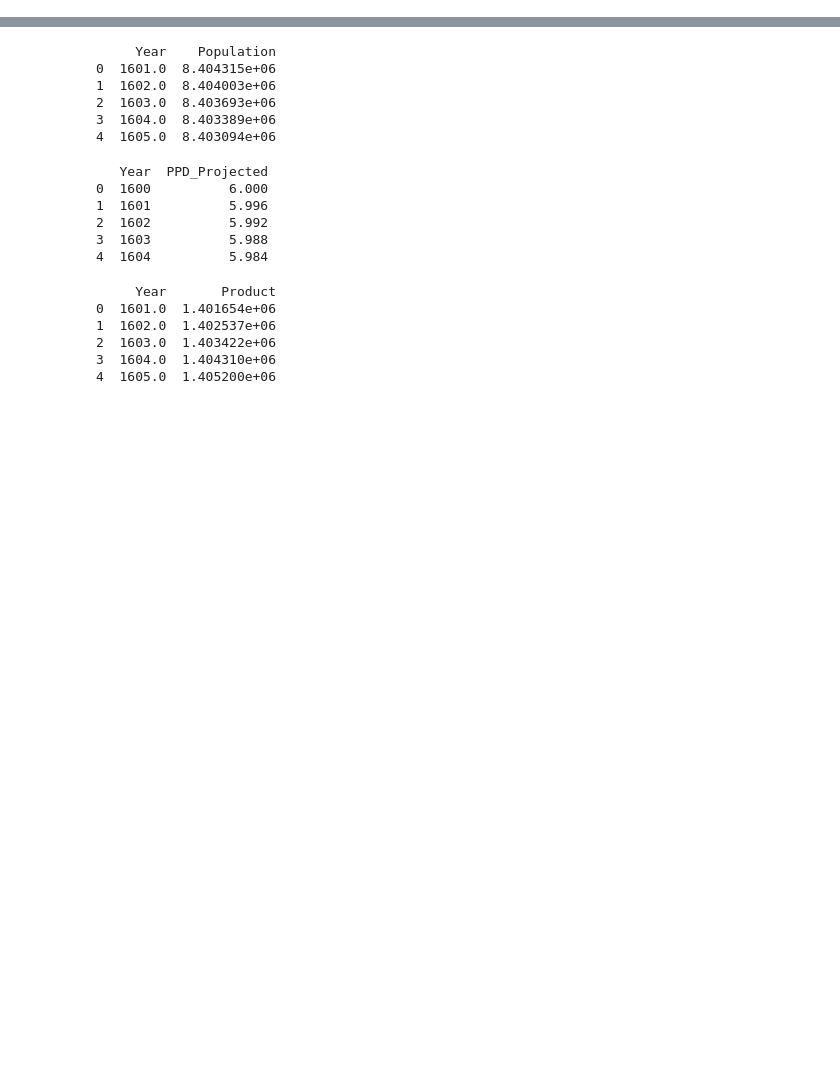
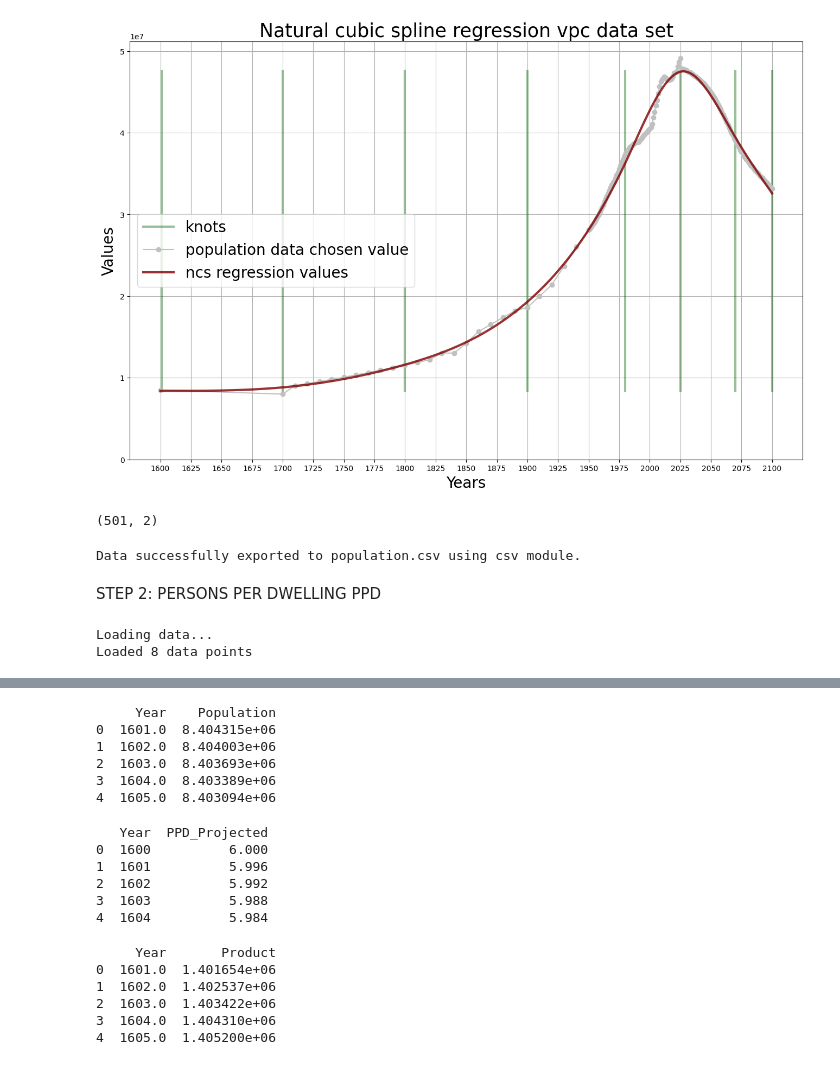
Before and after one commit to tdhunn01-design/MFA2, a Jupyter notebook: PPD_POP_Multiplied.ipynb, the cells around one changed output, grey strips where cells are left out. Drawn from its saved outputs; the diff is of its cells as text; code cells hidden in the pictures; blank space fills up the shorter version.

```diff
--- a/PPD_POP_Multiplied.ipynb
+++ b/PPD_POP_Multiplied.ipynb
@@ -6,0 +61,74 @@ from dynamic_stock_model import DynamicStockModel
+# %%
+# natural cubic spline seems a better fit to account for population decline in the future
+inputs = data_col['YEAR']
+outputs = data_col['POPULATION']
+pred_inputs = np.array(range(1600, 2101, 1))
+
+# i choose the knots manually
+knots = [1601, 1700, 1800, 1900, 1980, 2025, 2070, 2100]
+
+# setting up the actual model (training)
+ncs_model = ncs.get_natural_cubic_spline_model(inputs, outputs, knots = knots)
+
+# predicting of the single curve by the model
+pred_outputs = ncs_model.predict(pred_inputs)
+
+#plot the knots:
+plt.figure(figsize=(16,10))
+i=1
+for knot in knots:
+    if i == 1:
+        plt.plot([knot, knot], [min(pred_outputs), max(pred_outputs)], lw = 3, color = 'darkgreen', label = 'knots', alpha = 0.4)
+        i +=1
+    else:
+        plt.plot([knot, knot], [min(pred_outputs), max(pred_outputs)], lw = 3, color = 'darkgreen', alpha = 0.4)
+
+plt.plot(data_col['YEAR'], data_col['POPULATION'], 'o-', color = 'silver', label = f'population data chosen value')
+plt.plot(pred_inputs, pred_outputs, color = 'maroon', lw = 3, alpha = 0.8, label = 'ncs regression values')
+plt.legend(loc = 'best', fontsize = 20)
+plt.xticks(list(range(1600, 2101, 25)))
+plt.grid()
+plt.xlabel('Years', fontsize = 20)
+plt.ylabel('Values', fontsize = 20)
+plt.title('Natural cubic spline regression vpc data set', fontsize = 25)
+plt.ylim(ymin=0)
+plt.show()
+
+
+pred_inputs_ncs_p = pred_inputs
+pred_outputs_ncs_p = pred_outputs
+# %% [output]
+[figure, added]
+# %%
+# making the data ready to export to csv by making an array and transposing it
+exportdata = np.array([pred_inputs, pred_outputs])
+exportdata = exportdata.T
+print(exportdata.shape)
+# %% [output]
+(501, 2)
+# %%
+# exporting to csv. finished :)
+filename = 'population.csv'
+
+# Open the file in write mode ('w') and use writerows()
+with open(filename, mode='w', newline='') as file:
+    writer = csv.writer(file)
+    writer.writerows(exportdata)
+
+print(f"Data successfully exported to {filename} using csv module.")
+# %% [output]
+Data successfully exported to population.csv using csv module.
+# %% [markdown]
+STEP 2: PERSONS PER DWELLING PPD
+# %%
+# =============================================================================
+# 1. DATA LOADING AND PREPARATION
+# =============================================================================
+print('Loading data...')
+df = pd.read_excel('PPD estimate.xlsx')
+df.columns = ['Year', 'PPD']
+df_clean = df.dropna(subset=['PPD'])
+print(f"Loaded {len(df_clean)} data points")
+# %% [output]
+Loading data...
+Loaded 8 data points
```
Also changed, not shown: parts of 23 cells of this notebook, 4 other files.
